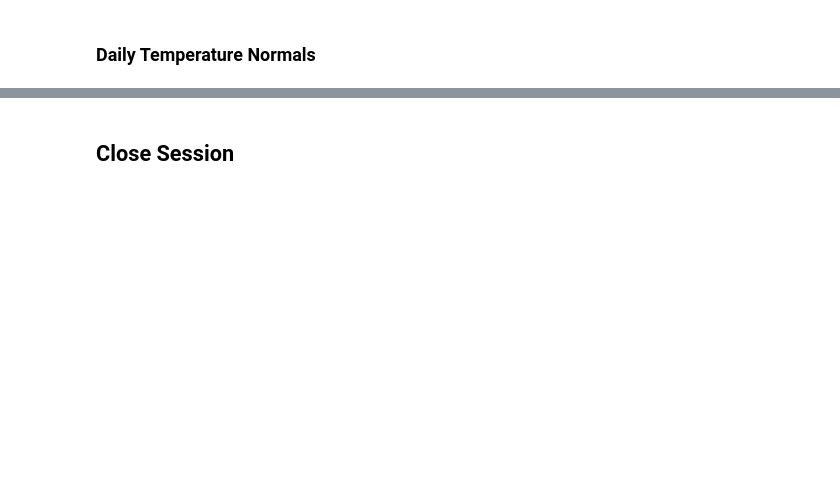
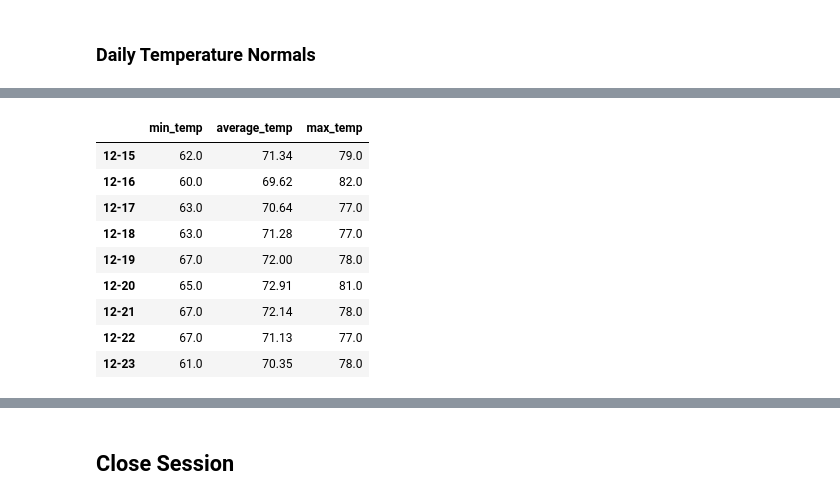
Before and after one commit to Shorleyshor/sqlalchemy-challenge, a Jupyter notebook: activities/temp_analysis_bonus_2_starter.ipynb, the cells around one changed output, grey strips where cells are left out. Drawn from its saved outputs; the diff is of its cells as text; code cells hidden in the pictures; blank space fills up the shorter version.

```diff
--- a/activities/temp_analysis_bonus_2_starter.ipynb
+++ b/activities/temp_analysis_bonus_2_starter.ipynb
@@ -178,2 +202,16 @@ end_date = '2017-08-07'
 # %%
 # Load the previous query results into a Pandas DataFrame and add the `trip_dates` range as the `date` index
+trip_normal_df = pd.DataFrame(normals, columns=['min_temp','average_temp','max_temp'], index =trip_days)
+
+trip_normal_df
+# %% [output]
+|  | min_temp | average_temp | max_temp |
+| 12-15 | 62.0 | 71.34 | 79.0 |
+| 12-16 | 60.0 | 69.62 | 82.0 |
+| 12-17 | 63.0 | 70.64 | 77.0 |
+| 12-18 | 63.0 | 71.28 | 77.0 |
+| 12-19 | 67.0 | 72.00 | 78.0 |
+| 12-20 | 65.0 | 72.91 | 81.0 |
+| 12-21 | 67.0 | 72.14 | 78.0 |
+| 12-22 | 67.0 | 71.13 | 77.0 |
+| 12-23 | 61.0 | 70.35 | 78.0 |
```
Also changed, not shown: parts of 9 cells of this notebook, 1 other file.
